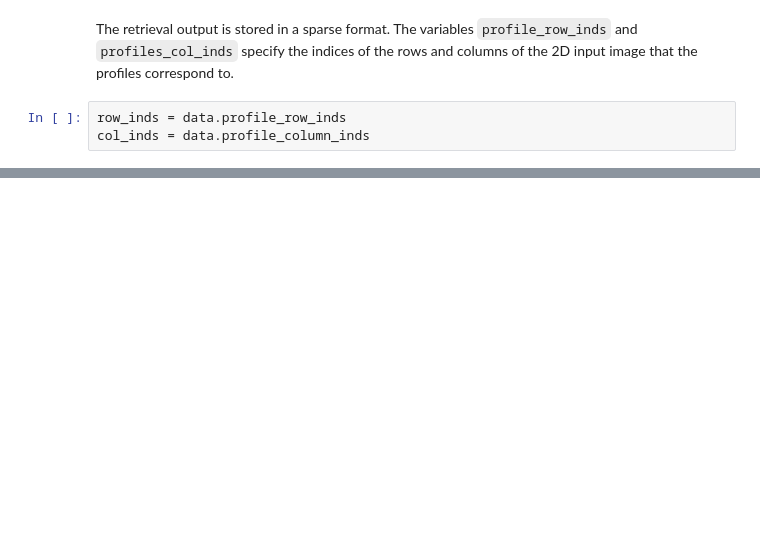
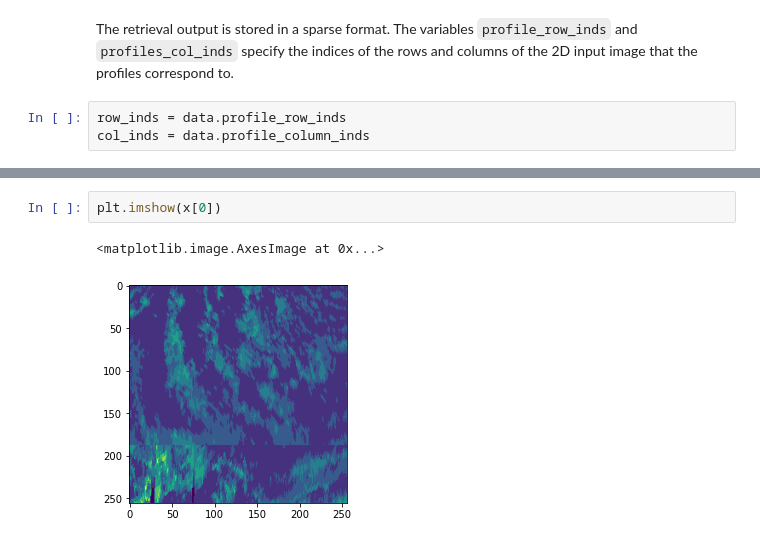
Before and after one commit to SEE-GEO/ccic, a Jupyter notebook: notebooks/training_data.ipynb, the cells around one changed output, grey strips where cells are left out. Saved outputs shown, nothing was run; the diff lists cells and outputs as text; blank space fills up the shorter version.

```diff
--- a/notebooks/training_data.ipynb
+++ b/notebooks/training_data.ipynb
@@ -61,0 +174,5 @@ plt.colorbar(m, cax=cax, label="Cloud class")
+# %%
+plt.imshow(x[0])
+# %% [output]
+<matplotlib.image.AxesImage at 0x...>
+[figure, added]
```
Also changed, not shown: parts of 23 cells of this notebook, 8 other files.
